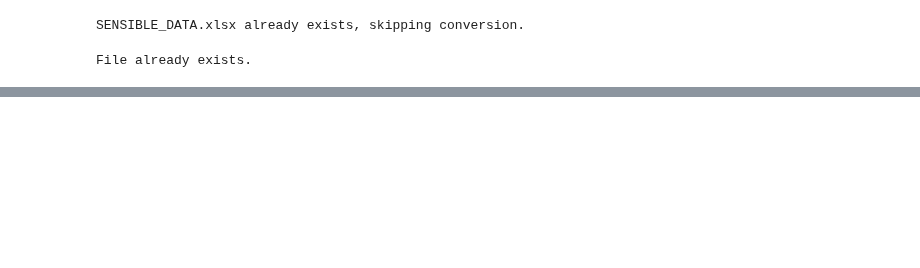
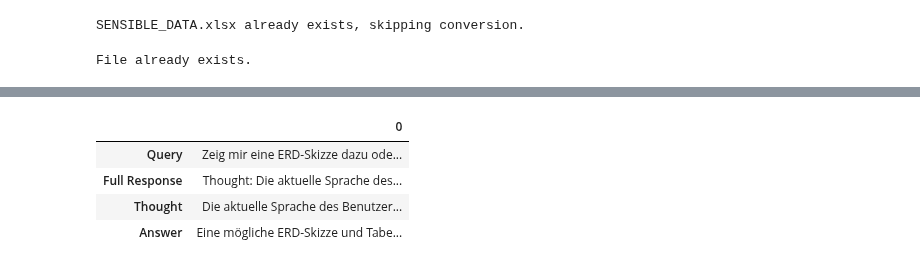
Before and after one commit to vuminhle1997/llama-rag, a Jupyter notebook: notebooks/[Use-Case]Modelling-and-Abstractions.ipynb, the cells around one changed output, grey strips where cells are left out. Saved outputs shown, nothing was run; the diff lists cells and outputs as text; code cells hidden in the pictures; blank space fills up the shorter version.

```diff
--- a/notebooks/[Use-Case]Modelling-and-Abstractions.ipynb
+++ b/notebooks/[Use-Case]Modelling-and-Abstractions.ipynb
@@ -292,0 +312,4 @@ Wall time: 60.1 ms
+# %%
+query = "Zeig mir eine ERD-Skizze dazu oder gib mir Tabellenstruktur-Vorschläge (Name, Spalten, Relationen)."
+handler = agent.run(query, ctx=ctx, memory=chat_memory)
+full_text_response = await stream_and_time(handler)
@@ -292,0 +335,38 @@ Wall time: 60.1 ms
+# %%
+%%time
+
+import pandas as pd
+from IPython.display import display
+
+pd.set_option('display.max_colwidth', None)
+
+# Split the response into thought and answer
+thought = ""
+answer = ""
+if "Thought:" in full_text_response and "Answer:" in full_text_response:
+    parts = full_text_response.split("Answer:", 1)
+    if len(parts) > 1:
+        thought = parts[0].replace("Thought:", "").strip()
+        answer = parts[1].strip()
+
+# Create DataFrame with all columns
+data = {
+    "Query": [query],
+    "Full Response": [full_text_response],
+    "Thought": [thought],
+    "Answer": [answer]
+}
+df = pd.DataFrame(data).T
+
+# Formatting response
+display(df.style.set_properties(**{
+    'white-space': 'pre-wrap',
+    'text-align': 'left',
+    'font-family': 'monospace',
+}))
+# %% [output]
+|  | 0 |
+| Query | Zeig mir eine ERD-Skizze dazu ode... |
+| Full Response | Thought: Die aktuelle Sprache des... |
+| Thought | Die aktuelle Sprache des Benutzer... |
+| Answer | Eine mögliche ERD-Skizze und Tabe... |
```
Also changed, not shown: parts of 9 cells of this notebook.
